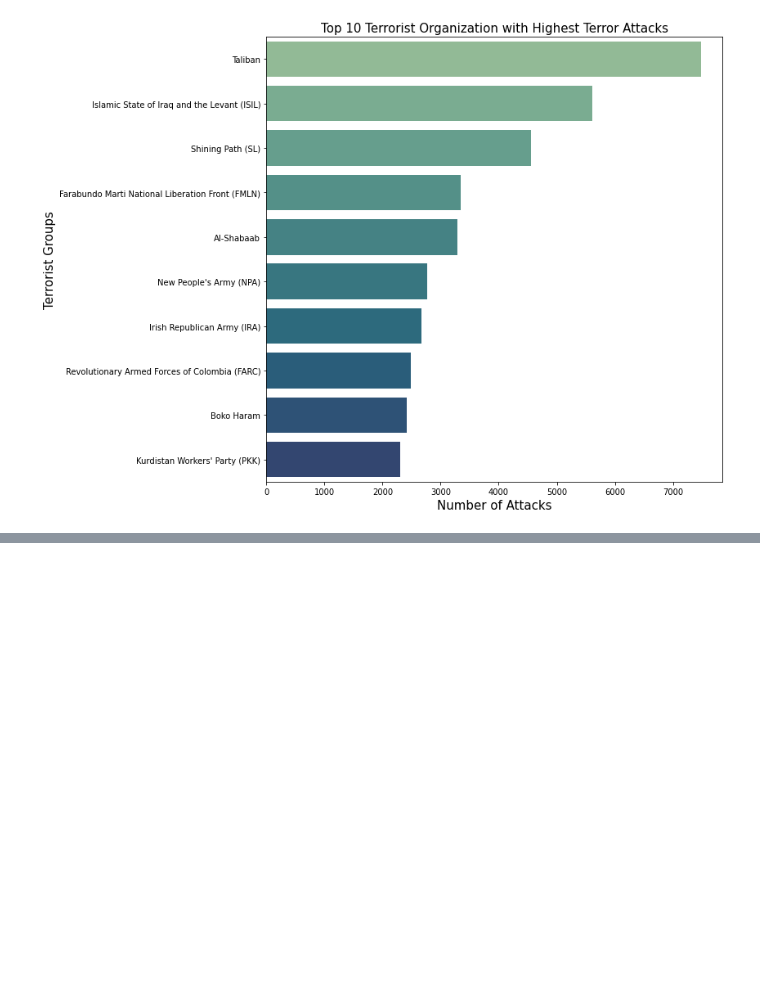
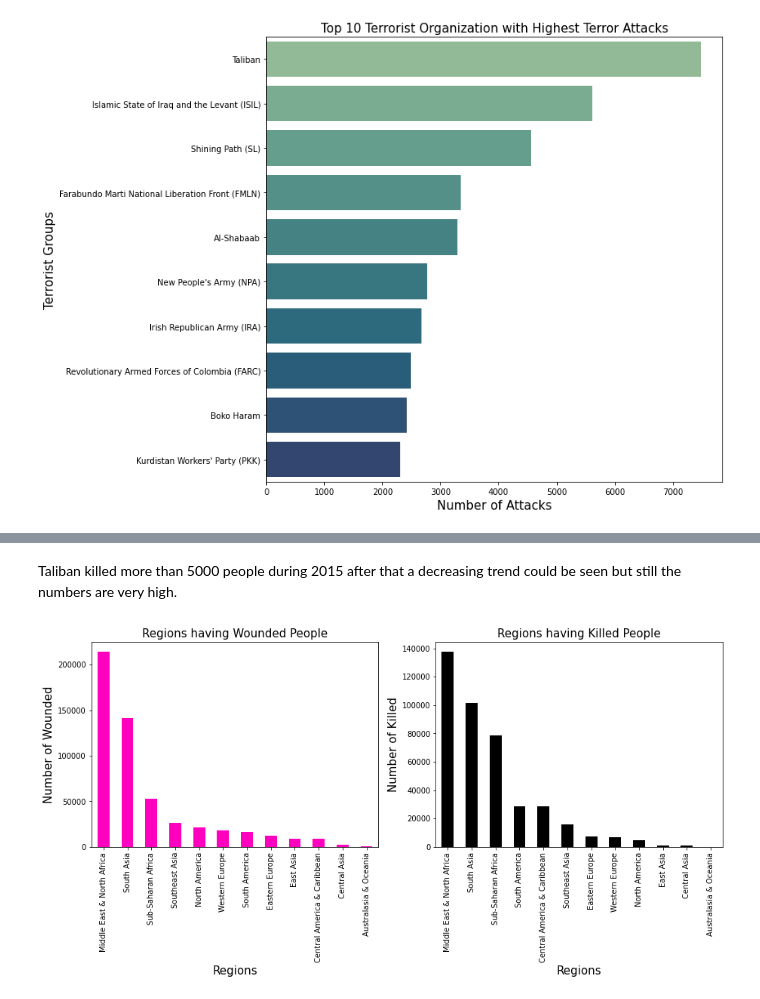
Before and after one commit to Sharaffin/EDA-GlobalTerrorismAnalysis, a Jupyter notebook: Copy_of_Global_Terrorism_Analysis_sharaffin_Capstone_Project.ipynb, the cells around one changed output, grey strips where cells are left out. Cells and saved outputs as stored; diff of their text form; code cells hidden in the pictures; blank space fills up the shorter version.

```diff
--- a/Copy_of_Global_Terrorism_Analysis_sharaffin_Capstone_Project.ipynb
+++ b/Copy_of_Global_Terrorism_Analysis_sharaffin_Capstone_Project.ipynb
@@ -440,0 +497,21 @@ plt.show()
+# %% [markdown]
+Taliban killed more than 5000 people during 2015 after that a decreasing trend could be seen but still the numbers are very high.
+# %%
+# Bivariate Analysis for number of people killed and wounded in the regions
+
+plt.subplot(1,2,1)
+dt.groupby(['Region'])['Wounded'].sum().sort_values(ascending = False).plot(kind='bar',colormap='gist_rainbow_r')
+plt.title('Regions having Wounded People',fontsize=15)
+plt.xlabel('Regions',fontsize=15)
+plt.ylabel('Number of Wounded',fontsize=15)
+plt.xticks(rotation=90)
+
+plt.subplot(1,2,2)
+dt.groupby(['Region'])['Killed'].sum().sort_values(ascending = False).plot(kind='bar',colormap='gnuplot')
+plt.title('Regions having Killed People',fontsize=15)
+plt.xlabel('Regions',fontsize=15)
+plt.ylabel('Number of Killed',fontsize=15)
+plt.xticks(rotation=90)
+plt.gcf().set_size_inches(15, 5)
+# %% [output]
+[figure, added]
```
Also changed, not shown: parts of 33 cells of this notebook.
